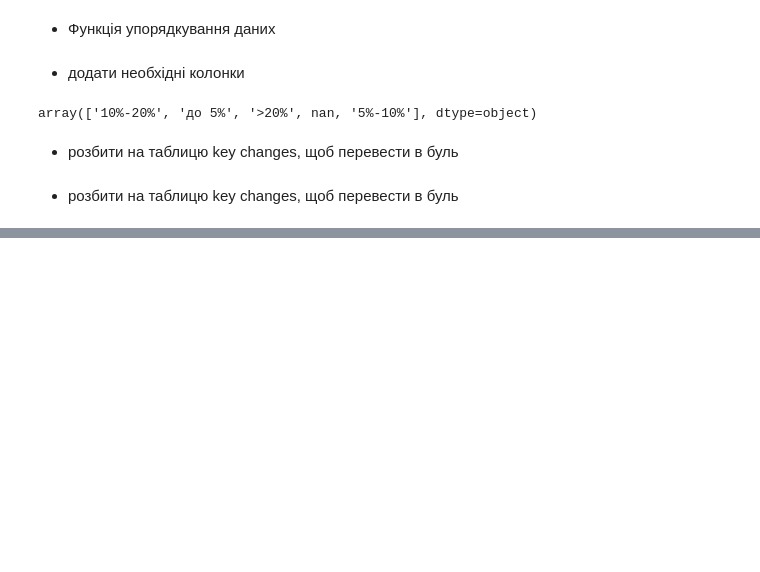
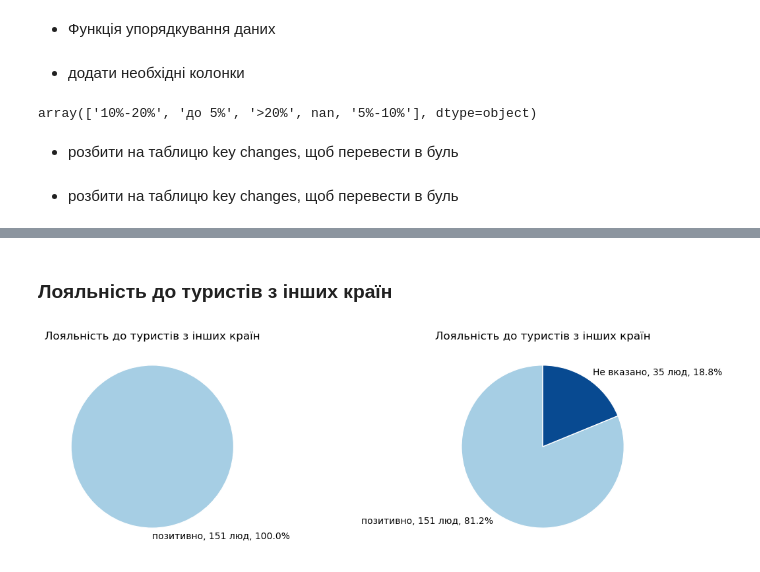
Before and after one commit to kucheriavii/volodymyr-tourism-survey, a Jupyter notebook: create_dataframe.ipynb, the cells around one changed output, grey strips where cells are left out. Saved outputs shown, nothing was run; the diff lists cells and outputs as text; code cells hidden in the pictures; blank space fills up the shorter version.

```diff
--- a/create_dataframe.ipynb
+++ b/create_dataframe.ipynb
@@ -169,0 +254,19 @@ plt.show()
+# %% [markdown]
+### Лояльність до туристів з інших країн
+# %%
+other_loyalty = df_total['other_loyalty']
+
+oth_llt_dict = {
+    'Позитивно, туристи це завжди добре для міста':'позитивно',
+    'Негативно, вони залишають багато сміття і вони люди іншої культури, яка для нас чужа':'негативно',
+    'На мене це ніяк не впливає': None
+}
+
+other_loyalty = other_loyalty.replace(oth_llt_dict)
+fig, axes = plt.subplots(1, 2, figsize=(14, 4))
+
+radical(other_loyalty, show_nan=False, title="Лояльність до туристів з інших країн", ax=axes[0])
+radical(other_loyalty, show_nan=True, title="Лояльність до туристів з інших країн", ax=axes[1])
+plt.show()
+# %% [output]
+[figure, added]
```
Also changed, not shown: parts of 12 cells of this notebook, 2 other files.
